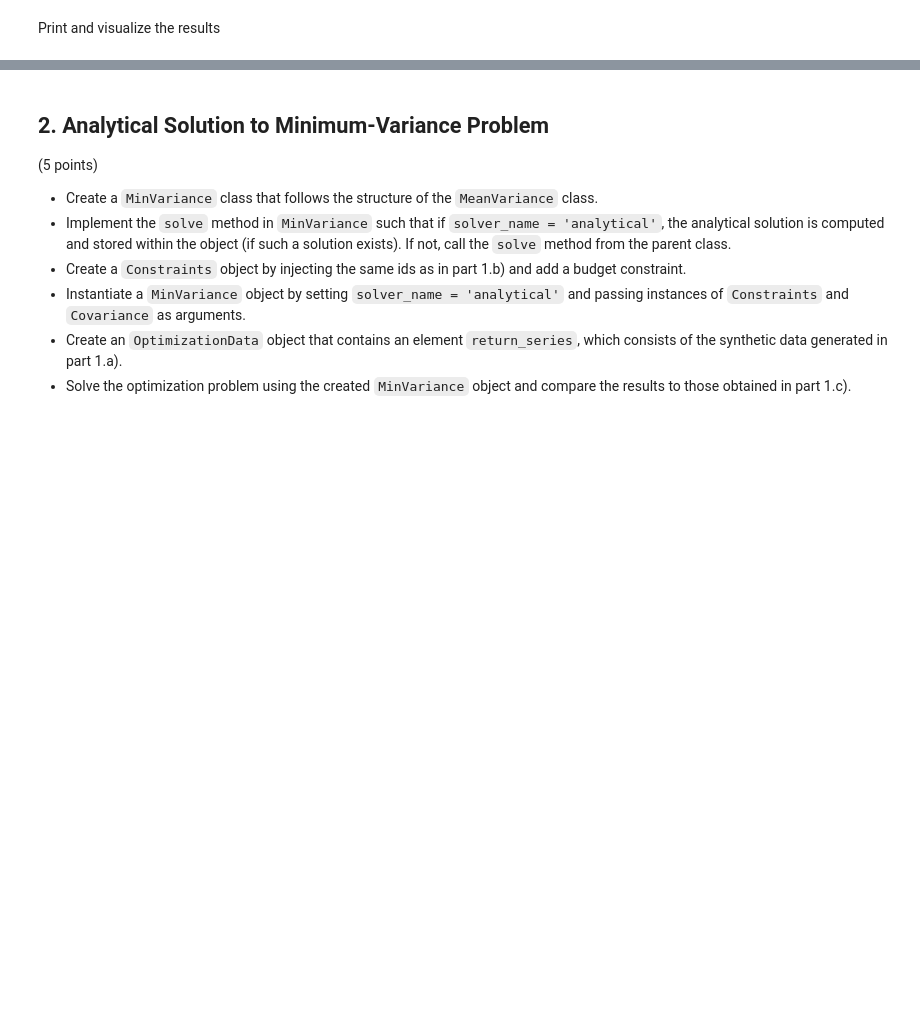
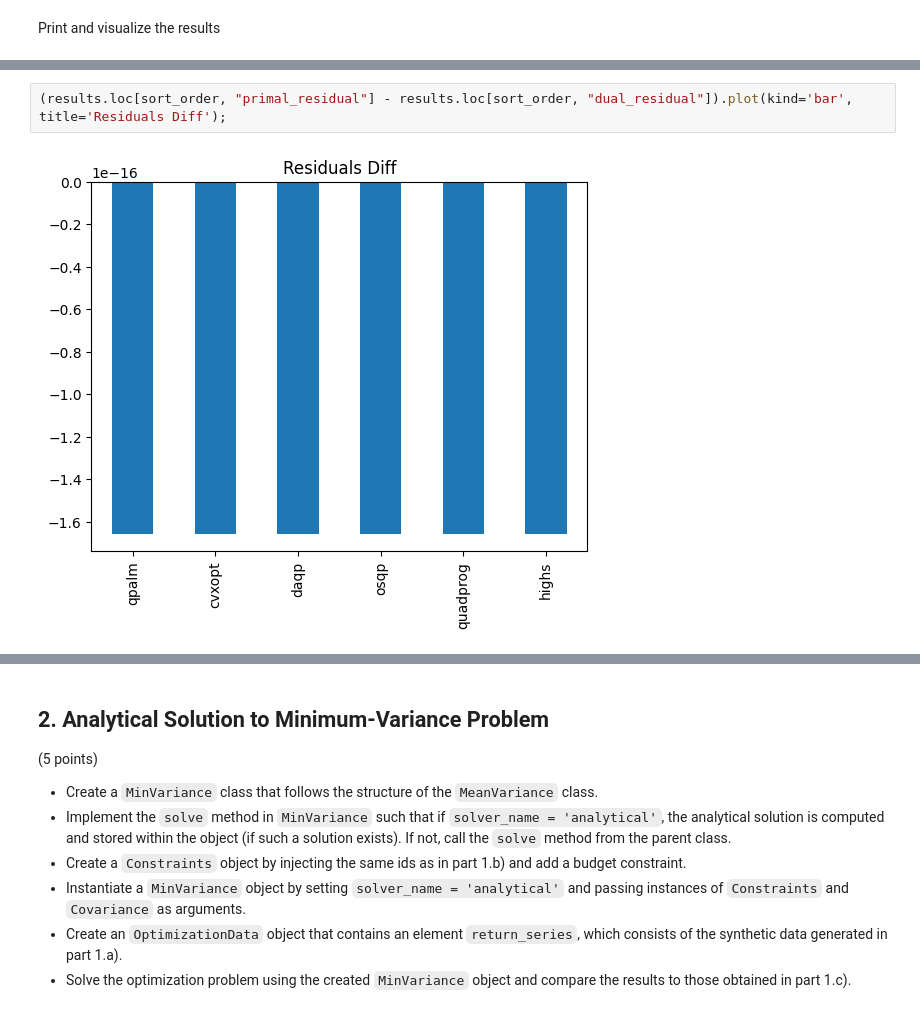
Before and after one commit to v-buchkov/qpmwp-course, a Jupyter notebook: assignments/assignment_1.ipynb, the cells around one changed output, grey strips where cells are left out. Cells and saved outputs as stored; diff of their text form; blank space fills up the shorter version.

```diff
--- a/assignments/assignment_1.ipynb
+++ b/assignments/assignment_1.ipynb
@@ -113,0 +238,4 @@ Print and visualize the results
+# %%
+(results.loc[sort_order, "primal_residual"] - results.loc[sort_order, "dual_residual"]).plot(kind='bar', title='Residuals Diff');
+# %% [output]
+[figure, added]
```
Also changed, not shown: parts of 20 cells of this notebook, 1 other file.
